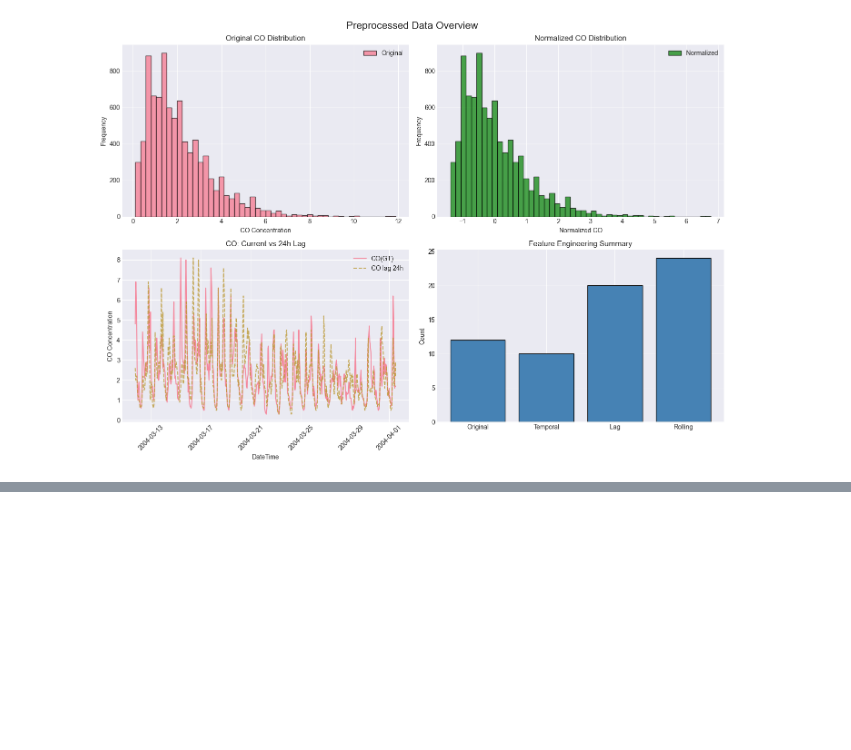
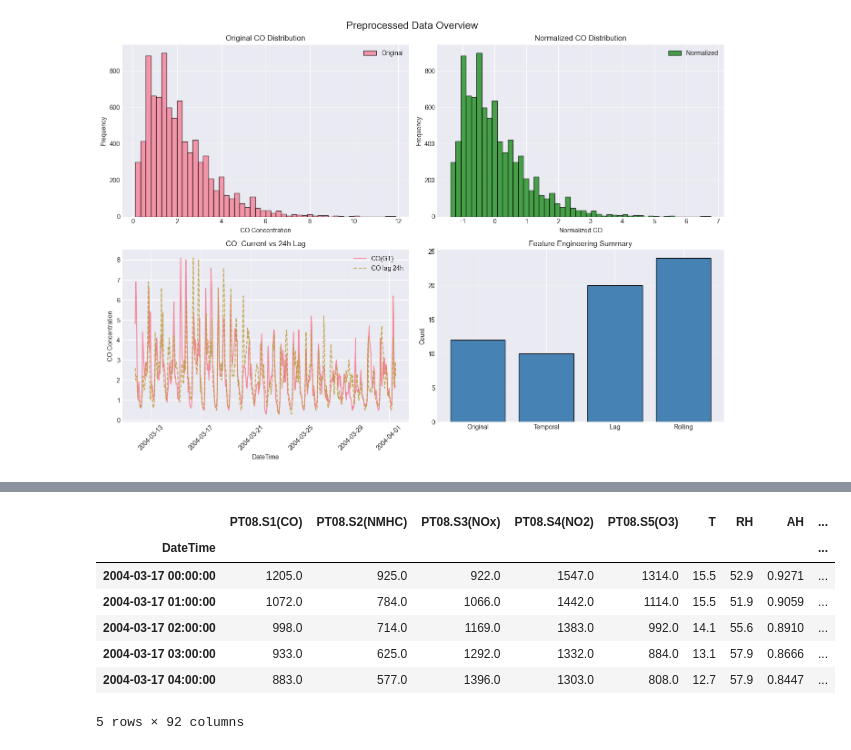
Before and after one commit to RomanticD/COMP9417_Project, a Jupyter notebook: Group_Project_Main.ipynb, the cells around one changed output, grey strips where cells are left out. Saved outputs shown, nothing was run; the diff lists cells and outputs as text; code cells hidden in the pictures; blank space fills up the shorter version.

```diff
--- a/Group_Project_Main.ipynb
+++ b/Group_Project_Main.ipynb
@@ -625,0 +964,11 @@ Next steps:
+# %%
+X_train_f.head()
+# %% [output]
+|  | PT08.S1(CO) | PT08.S2(NMHC) | PT08.S3(NOx) | PT08.S4(NO2) | PT08.S5(O3) | T | RH | AH | ... |
+| DateTime |  |  |  |  |  |  |  |  | ... |
+| 2004-03-17 00:00:00 | 1205.0 | 925.0 | 922.0 | 1547.0 | 1314.0 | 15.5 | 52.9 | 0.9271 | ... |
+| 2004-03-17 01:00:00 | 1072.0 | 784.0 | 1066.0 | 1442.0 | 1114.0 | 15.5 | 51.9 | 0.9059 | ... |
+| 2004-03-17 02:00:00 | 998.0 | 714.0 | 1169.0 | 1383.0 | 992.0 | 14.1 | 55.6 | 0.8910 | ... |
+| 2004-03-17 03:00:00 | 933.0 | 625.0 | 1292.0 | 1332.0 | 884.0 | 13.1 | 57.9 | 0.8666 | ... |
+| 2004-03-17 04:00:00 | 883.0 | 577.0 | 1396.0 | 1303.0 | 808.0 | 12.7 | 57.9 | 0.8447 | ... |
+5 rows × 92 columns
```
Also changed, not shown: parts of 8 cells of this notebook, 55 other files.
